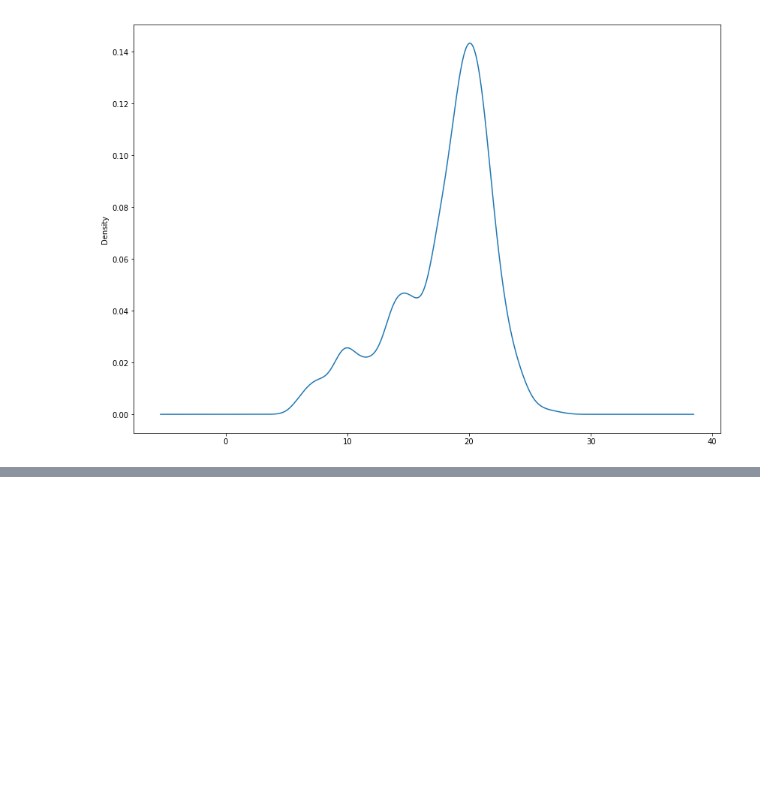
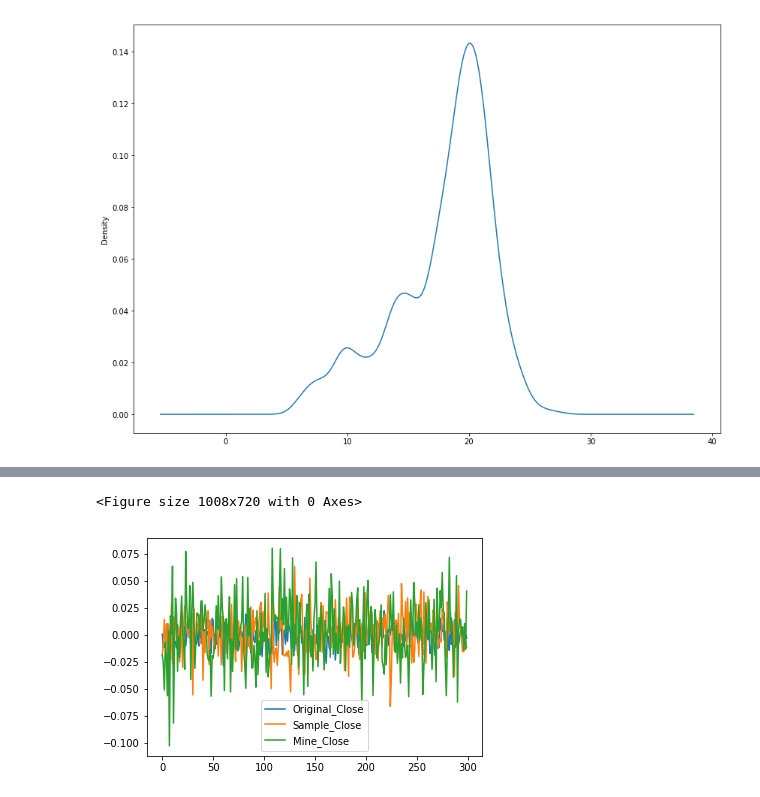
Before and after one commit to MarcoMen-Temp/Programming-Project, a Jupyter notebook: Programming.ipynb, the cells around one changed output, grey strips where cells are left out. Cells and saved outputs as stored; diff of their text form; code cells hidden in the pictures; blank space fills up the shorter version.

```diff
--- a/Programming.ipynb
+++ b/Programming.ipynb
@@ -304,0 +302,7 @@ This plot is for the Close distribution.
+# %%
+plt.figure(figsize=(14,10))
+df.plot()
+plt.show()
+# %% [output]
+<Figure size 1008x720 with 0 Axes>
+[figure, added]
```
Also changed, not shown: parts of 11 cells of this notebook.
